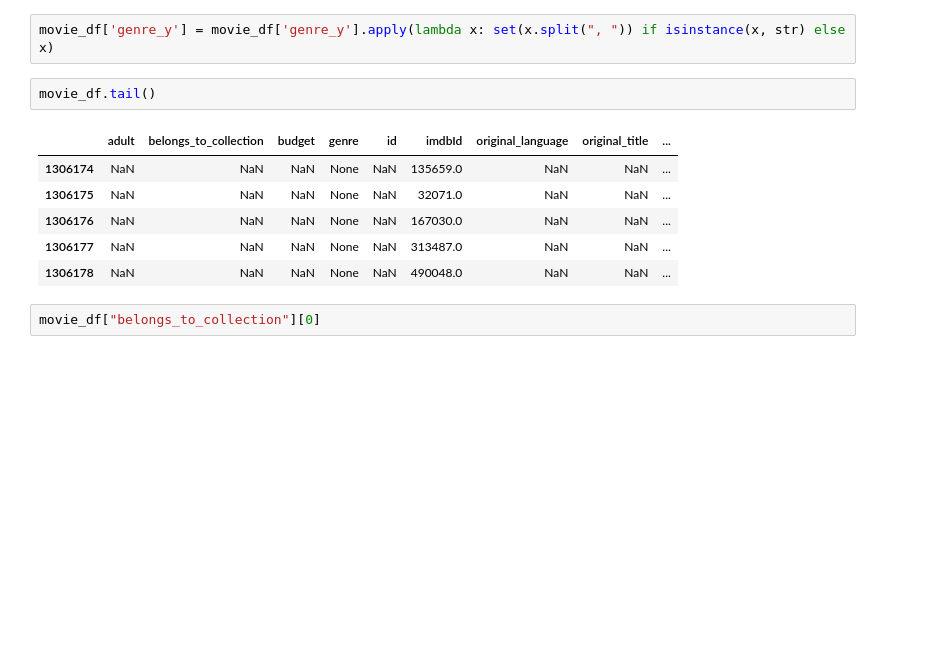
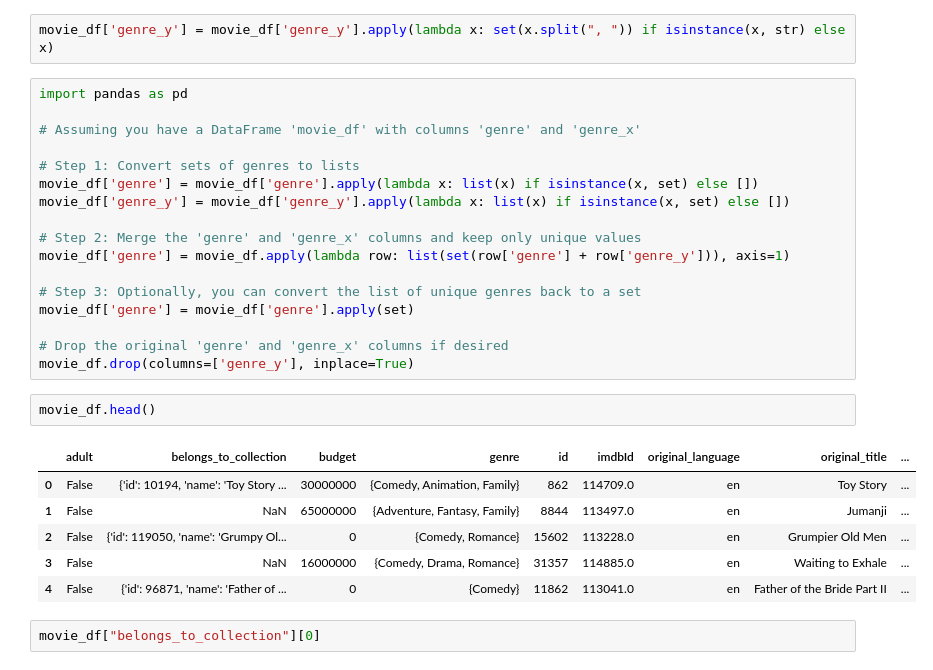
Before and after one commit to Rakshya8/movie_project, a Jupyter notebook: modelling.ipynb, the cells around one changed output. Saved outputs shown, nothing was run; the diff lists cells and outputs as text; blank space fills up the shorter version.

```diff
--- a/modelling.ipynb
+++ b/modelling.ipynb
@@ -365,15 +361,32 @@ movie_df.head()
 | 4 | False | {'id': 96871, 'name': 'Father of ... | 0 | {Comedy} | 11862 | 113041.0 | en | Father of the Bride Part II | ... |
 # %%
 movie_df['genre_y'] = movie_df['genre_y'].apply(lambda x: set(x.split(", ")) if isinstance(x, str) else x)
+# %%
+import pandas as pd
+
+# Assuming you have a DataFrame 'movie_df' with columns 'genre' and 'genre_x'
+
+# Step 1: Convert sets of genres to lists
+movie_df['genre'] = movie_df['genre'].apply(lambda x: list(x) if isinstance(x, set) else [])
+movie_df['genre_y'] = movie_df['genre_y'].apply(lambda x: list(x) if isinstance(x, set) else [])
+
+# Step 2: Merge the 'genre' and 'genre_x' columns and keep only unique values
+movie_df['genre'] = movie_df.apply(lambda row: list(set(row['genre'] + row['genre_y'])), axis=1)
+
+# Step 3: Optionally, you can convert the list of unique genres back to a set
+movie_df['genre'] = movie_df['genre'].apply(set)
+
+# Drop the original 'genre' and 'genre_x' columns if desired
+movie_df.drop(columns=['genre_y'], inplace=True)
 # %%
-movie_df.tail()
+movie_df.head()
 # %% [output]
 |  | adult | belongs_to_collection | budget | genre | id | imdbId | original_language | original_title | ... |
-| 1306174 | NaN | NaN | NaN | None | NaN | 135659.0 | NaN | NaN | ... |
-| 1306175 | NaN | NaN | NaN | None | NaN | 32071.0 | NaN | NaN | ... |
-| 1306176 | NaN | NaN | NaN | None | NaN | 167030.0 | NaN | NaN | ... |
-| 1306177 | NaN | NaN | NaN | None | NaN | 313487.0 | NaN | NaN | ... |
-| 1306178 | NaN | NaN | NaN | None | NaN | 490048.0 | NaN | NaN | ... |
+| 0 | False | {'id': 10194, 'name': 'Toy Story ... | 30000000 | {Comedy, Animation, Family} | 862 | 114709.0 | en | Toy Story | ... |
+| 1 | False | NaN | 65000000 | {Adventure, Fantasy, Family} | 8844 | 113497.0 | en | Jumanji | ... |
+| 2 | False | {'id': 119050, 'name': 'Grumpy Ol... | 0 | {Comedy, Romance} | 15602 | 113228.0 | en | Grumpier Old Men | ... |
+| 3 | False | NaN | 16000000 | {Comedy, Drama, Romance} | 31357 | 114885.0 | en | Waiting to Exhale | ... |
+| 4 | False | {'id': 96871, 'name': 'Father of ... | 0 | {Comedy} | 11862 | 113041.0 | en | Father of the Bride Part II | ... |
 # %%
 movie_df["belongs_to_collection"][0]
 # %% [output]
```
Also changed, not shown: parts of 22 cells of this notebook.
